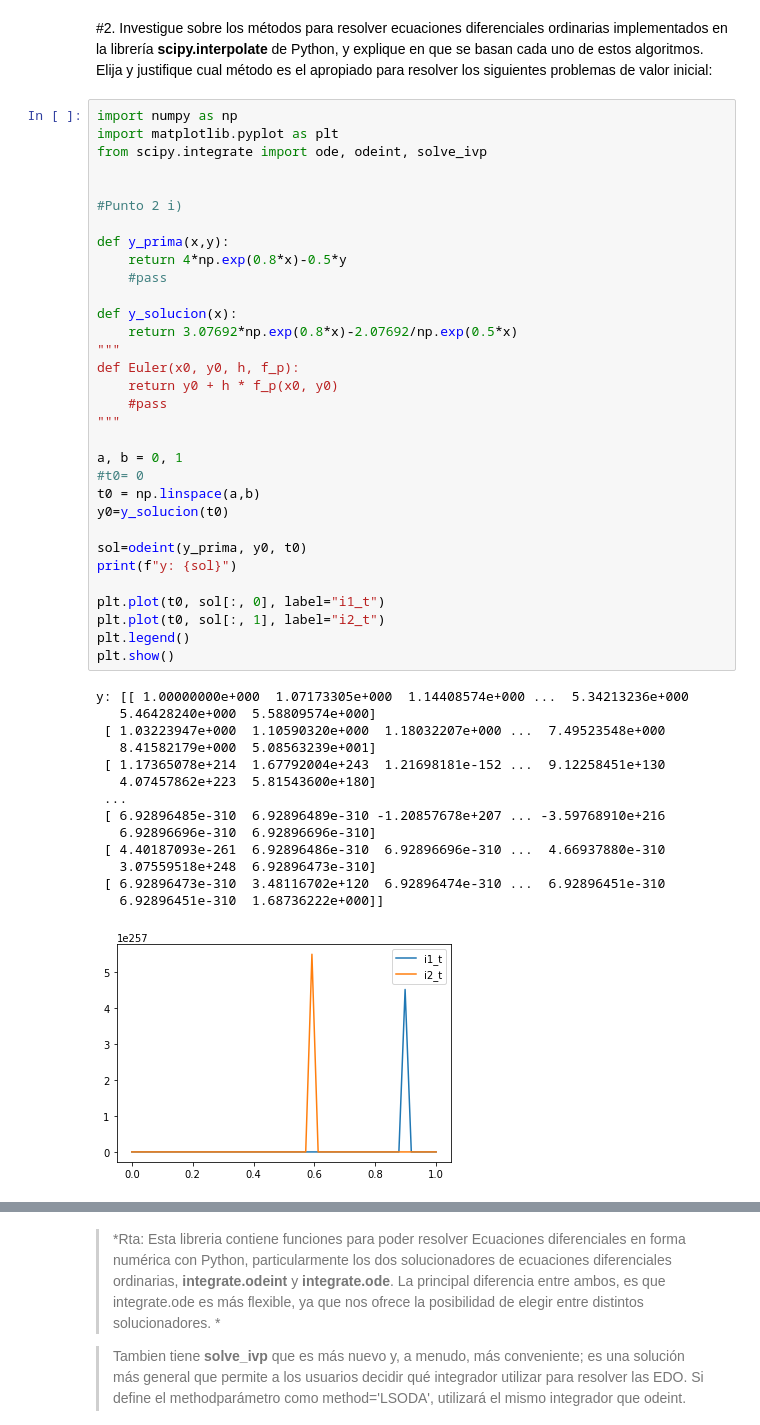
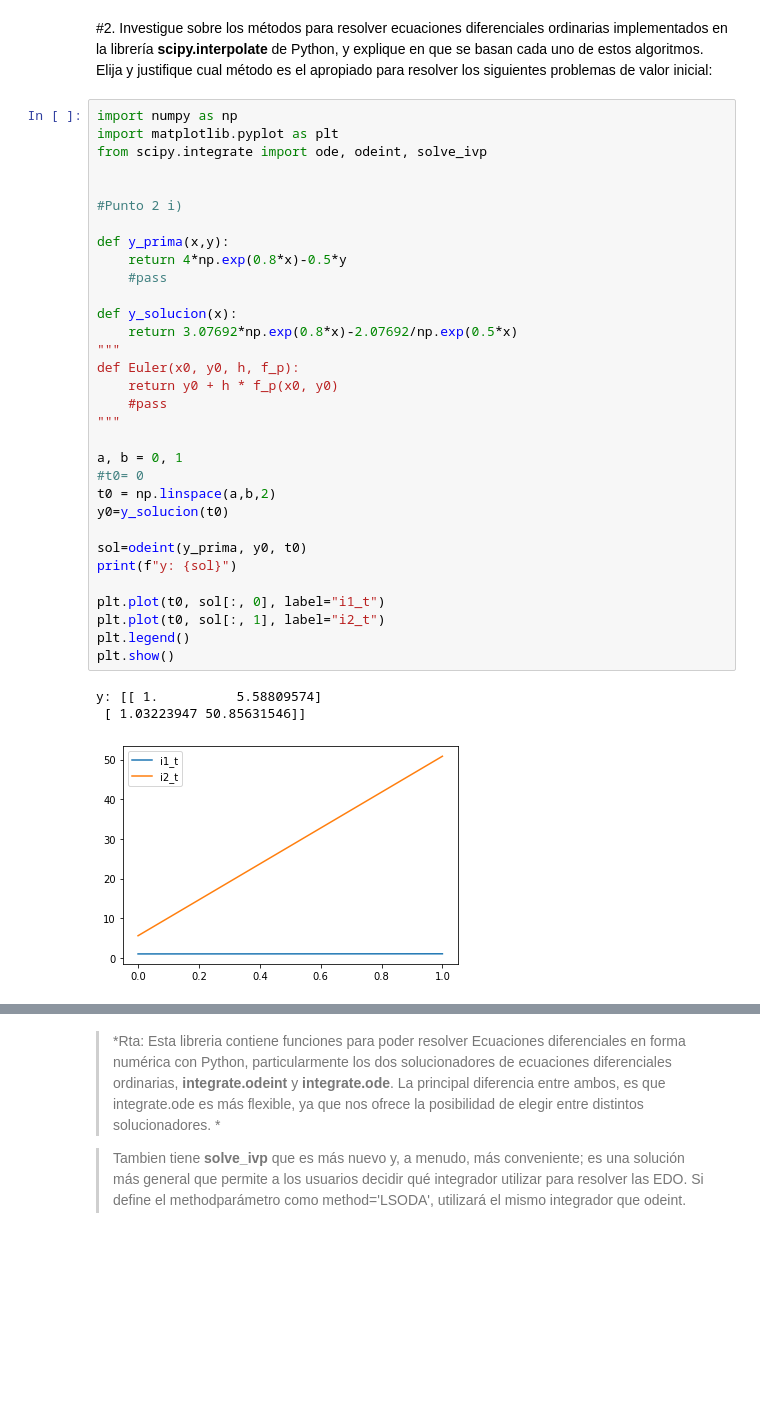
Before and after one commit to Leonel-H29/Metodos-Numericos-I, a Jupyter notebook: TP1.ipynb, the cells around one changed output, grey strips where cells are left out. Saved outputs shown, nothing was run; the diff lists cells and outputs as text; blank space fills up the shorter version.

```diff
--- a/TP1.ipynb
+++ b/TP1.ipynb
@@ -910,45 +910,34 @@ import numpy as np
 import matplotlib.pyplot as plt
 from scipy.integrate import ode, odeint, solve_ivp
 
 
 #Punto 2 i)
 
 def y_prima(x,y):
     return 4*np.exp(0.8*x)-0.5*y
     #pass
 
 def y_solucion(x):
     return 3.07692*np.exp(0.8*x)-2.07692/np.exp(0.5*x)
 """
 def Euler(x0, y0, h, f_p):
     return y0 + h * f_p(x0, y0)
     #pass
 """
 
 a, b = 0, 1
 #t0= 0
-t0 = np.linspace(a,b)
+t0 = np.linspace(a,b,2)
 y0=y_solucion(t0)
 
 sol=odeint(y_prima, y0, t0)
 print(f"y: {sol}")
 
 plt.plot(t0, sol[:, 0], label="i1_t")
 plt.plot(t0, sol[:, 1], label="i2_t")
 plt.legend()
 plt.show()
 # %% [output]
-y: [[ 1.00000000e+000  1.07173305e+000  1.14408574e+000 ...  5.34213236e+000
-   5.46428240e+000  5.58809574e+000]
- [ 1.03223947e+000  1.10590320e+000  1.18032207e+000 ...  7.49523548e+000
-   8.41582179e+000  5.08563239e+001]
- [ 1.17365078e+214  1.67792004e+243  1.21698181e-152 ...  9.12258451e+130
-   4.07457862e+223  5.81543600e+180]
- ...
- [ 6.92896485e-310  6.92896489e-310 -1.20857678e+207 ... -3.59768910e+216
-   6.92896696e-310  6.92896696e-310]
- [ 4.40187093e-261  6.92896486e-310  6.92896696e-310 ...  4.66937880e-310
-   3.07559518e+248  6.92896473e-310]
- [ 6.92896473e-310  3.48116702e+120  6.92896474e-310 ...  6.92896451e-310
-   6.92896451e-310  1.68736222e+000]]
+y: [[ 1.          5.58809574]
+ [ 1.03223947 50.85631546]]
-[figure, old version]
+[figure, new version]
```
Also changed, not shown: parts of 3 cells of this notebook.
